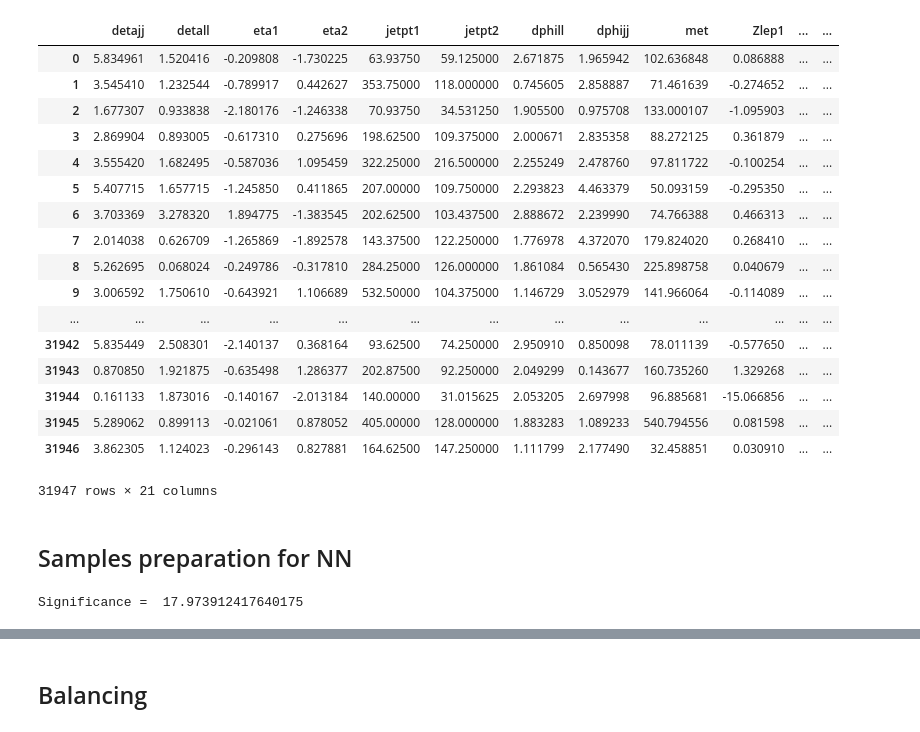
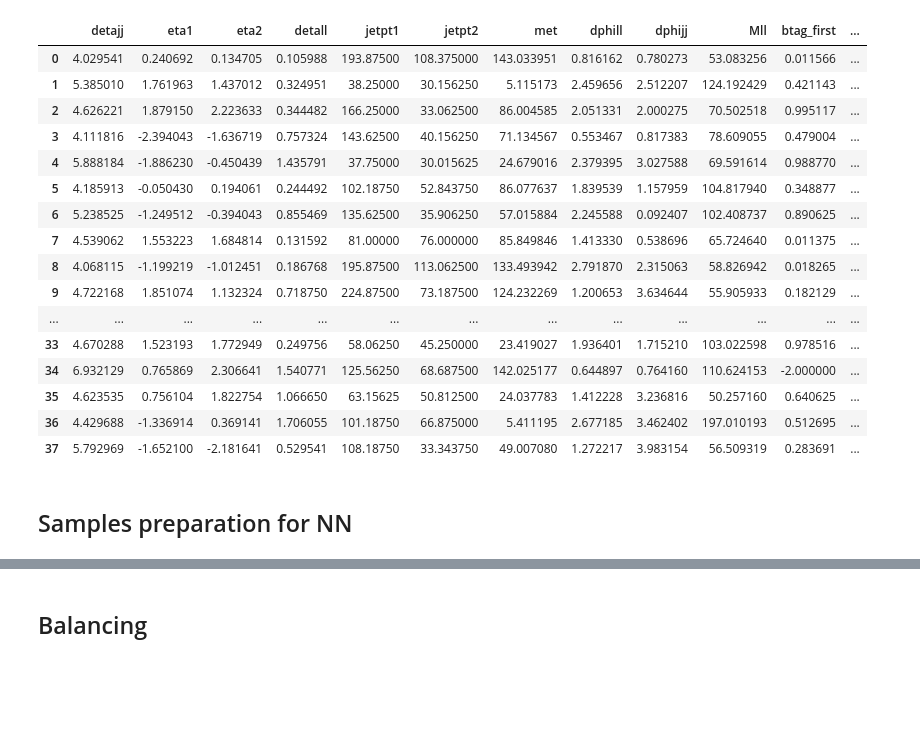
Before and after one commit to BiancaPinolini/ML_classification, a Jupyter notebook: Training_v1.ipynb, the cells around one changed output, grey strips where cells are left out. Drawn from its saved outputs; the diff is of its cells as text; code cells hidden in the pictures; blank space fills up the shorter version.

```diff
--- a/Training_v1.ipynb
+++ b/Training_v1.ipynb
@@ -44,27 +41,26 @@ file_bkg_bal = os.path.join(samples_dir, "for_training/background_balanced.pkl")
 import pickle
 signal = pickle.load(open(file_sig_bal, "rb"))
 bkg = pickle.load(open(file_bkg_bal, "rb"))
-# %%
-signal
-# %% [output]
-|  | detajj | detall | eta1 | eta2 | jetpt1 | jetpt2 | dphill | dphijj | met | Zlep1 | ... | ... |
-| 0 | 5.834961 | 1.520416 | -0.209808 | -1.730225 | 63.93750 | 59.125000 | 2.671875 | 1.965942 | 102.636848 | 0.086888 | ... | ... |
-| 1 | 3.545410 | 1.232544 | -0.789917 | 0.442627 | 353.75000 | 118.000000 | 0.745605 | 2.858887 | 71.461639 | -0.274652 | ... | ... |
-| 2 | 1.677307 | 0.933838 | -2.180176 | -1.246338 | 70.93750 | 34.531250 | 1.905500 | 0.975708 | 133.000107 | -1.095903 | ... | ... |
-| 3 | 2.869904 | 0.893005 | -0.617310 | 0.275696 | 198.62500 | 109.375000 | 2.000671 | 2.835358 | 88.272125 | 0.361879 | ... | ... |
-| 4 | 3.555420 | 1.682495 | -0.587036 | 1.095459 | 322.25000 | 216.500000 | 2.255249 | 2.478760 | 97.811722 | -0.100254 | ... | ... |
-| 5 | 5.407715 | 1.657715 | -1.245850 | 0.411865 | 207.00000 | 109.750000 | 2.293823 | 4.463379 | 50.093159 | -0.295350 | ... | ... |
-| 6 | 3.703369 | 3.278320 | 1.894775 | -1.383545 | 202.62500 | 103.437500 | 2.888672 | 2.239990 | 74.766388 | 0.466313 | ... | ... |
-| 7 | 2.014038 | 0.626709 | -1.265869 | -1.892578 | 143.37500 | 122.250000 | 1.776978 | 4.372070 | 179.824020 | 0.268410 | ... | ... |
-| 8 | 5.262695 | 0.068024 | -0.249786 | -0.317810 | 284.25000 | 126.000000 | 1.861084 | 0.565430 | 225.898758 | 0.040679 | ... | ... |
-| 9 | 3.006592 | 1.750610 | -0.643921 | 1.106689 | 532.50000 | 104.375000 | 1.146729 | 3.052979 | 141.966064 | -0.114089 | ... | ... |
-| ... | ... | ... | ... | ... | ... | ... | ... | ... | ... | ... | ... | ... |
-| 31942 | 5.835449 | 2.508301 | -2.140137 | 0.368164 | 93.62500 | 74.250000 | 2.950910 | 0.850098 | 78.011139 | -0.577650 | ... | ... |
-| 31943 | 0.870850 | 1.921875 | -0.635498 | 1.286377 | 202.87500 | 92.250000 | 2.049299 | 0.143677 | 160.735260 | 1.329268 | ... | ... |
-| 31944 | 0.161133 | 1.873016 | -0.140167 | -2.013184 | 140.00000 | 31.015625 | 2.053205 | 2.697998 | 96.885681 | -15.066856 | ... | ... |
-| 31945 | 5.289062 | 0.899113 | -0.021061 | 0.878052 | 405.00000 | 128.000000 | 1.883283 | 1.089233 | 540.794556 | 0.081598 | ... | ... |
-| 31946 | 3.862305 | 1.124023 | -0.296143 | 0.827881 | 164.62500 | 147.250000 | 1.111799 | 2.177490 | 32.458851 | 0.030910 | ... | ... |
-31947 rows × 21 columns
+# %%
+bkg
+# %% [output]
+|  | detajj | eta1 | eta2 | detall | jetpt1 | jetpt2 | met | dphill | dphijj | Mll | btag_first | ... |
+| 0 | 4.029541 | 0.240692 | 0.134705 | 0.105988 | 193.87500 | 108.375000 | 143.033951 | 0.816162 | 0.780273 | 53.083256 | 0.011566 | ... |
+| 1 | 5.385010 | 1.761963 | 1.437012 | 0.324951 | 38.25000 | 30.156250 | 5.115173 | 2.459656 | 2.512207 | 124.192429 | 0.421143 | ... |
+| 2 | 4.626221 | 1.879150 | 2.223633 | 0.344482 | 166.25000 | 33.062500 | 86.004585 | 2.051331 | 2.000275 | 70.502518 | 0.995117 | ... |
+| 3 | 4.111816 | -2.394043 | -1.636719 | 0.757324 | 143.62500 | 40.156250 | 71.134567 | 0.553467 | 0.817383 | 78.609055 | 0.479004 | ... |
+| 4 | 5.888184 | -1.886230 | -0.450439 | 1.435791 | 37.75000 | 30.015625 | 24.679016 | 2.379395 | 3.027588 | 69.591614 | 0.988770 | ... |
+| 5 | 4.185913 | -0.050430 | 0.194061 | 0.244492 | 102.18750 | 52.843750 | 86.077637 | 1.839539 | 1.157959 | 104.817940 | 0.348877 | ... |
+| 6 | 5.238525 | -1.249512 | -0.394043 | 0.855469 | 135.62500 | 35.906250 | 57.015884 | 2.245588 | 0.092407 | 102.408737 | 0.890625 | ... |
+| 7 | 4.539062 | 1.553223 | 1.684814 | 0.131592 | 81.00000 | 76.000000 | 85.849846 | 1.413330 | 0.538696 | 65.724640 | 0.011375 | ... |
+| 8 | 4.068115 | -1.199219 | -1.012451 | 0.186768 | 195.87500 | 113.062500 | 133.493942 | 2.791870 | 2.315063 | 58.826942 | 0.018265 | ... |
+| 9 | 4.722168 | 1.851074 | 1.132324 | 0.718750 | 224.87500 | 73.187500 | 124.232269 | 1.200653 | 3.634644 | 55.905933 | 0.182129 | ... |
+| ... | ... | ... | ... | ... | ... | ... | ... | ... | ... | ... | ... | ... |
+| 33 | 4.670288 | 1.523193 | 1.772949 | 0.249756 | 58.06250 | 45.250000 | 23.419027 | 1.936401 | 1.715210 | 103.022598 | 0.978516 | ... |
+| 34 | 6.932129 | 0.765869 | 2.306641 | 1.540771 | 125.56250 | 68.687500 | 142.025177 | 0.644897 | 0.764160 | 110.624153 | -2.000000 | ... |
+| 35 | 4.623535 | 0.756104 | 1.822754 | 1.066650 | 63.15625 | 50.812500 | 24.037783 | 1.412228 | 3.236816 | 50.257160 | 0.640625 | ... |
+| 36 | 4.429688 | -1.336914 | 0.369141 | 1.706055 | 101.18750 | 66.875000 | 5.411195 | 2.677185 | 3.462402 | 197.010193 | 0.512695 | ... |
+| 37 | 5.792969 | -1.652100 | -2.181641 | 0.529541 | 108.18750 | 33.343750 | 49.007080 | 1.272217 | 3.983154 | 56.509319 | 0.283691 | ... |
 # %% [markdown]
 ## Samples preparation for NN
 # %%
@@ -83,11 +79,6 @@ X = np.vstack([X_sig, X_bkg])
 Y = np.hstack([Y_sig, Y_bkg])
 W = np.hstack([W_sig, W_bkg])
 Wnn = np.hstack([Wnn_sig, Wnn_bkg])
-# %%
-from math import sqrt
-print("Significance = ", len(X_sig)/sqrt(len(X_bkg)))
-# %% [output]
-Significance =  17.973912417640175
 # %%
 len(X_bkg)/len(X_sig)
 # %% [output]
```
Also changed, not shown: parts of 11 cells of this notebook, 3 other files.
